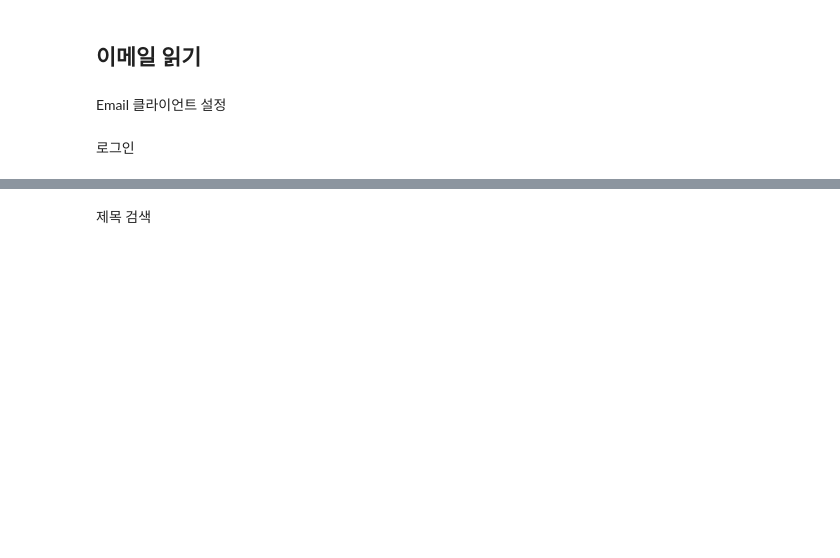
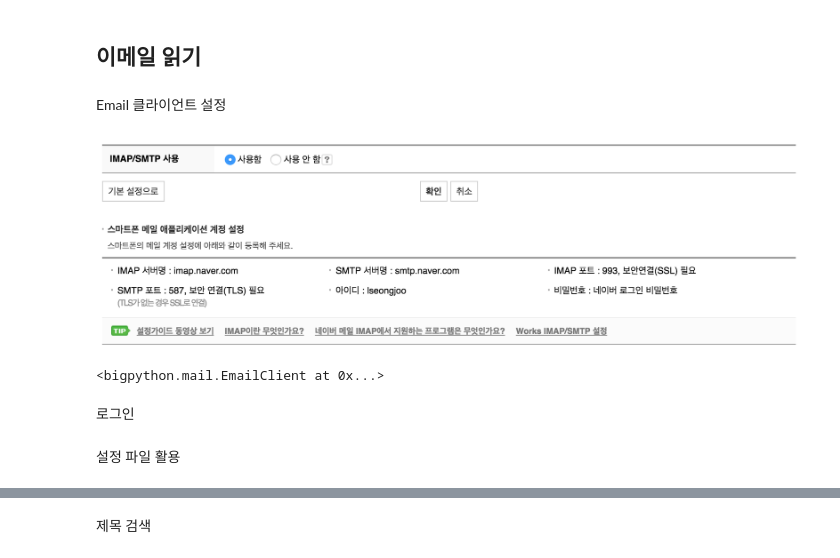
Before and after one commit to codebasic/learn-pyautomate, a Jupyter notebook: email/email.ipynb, the cells around one changed output, grey strips where cells are left out. Saved outputs shown, nothing was run; the diff lists cells and outputs as text; code cells hidden in the pictures; blank space fills up the shorter version.

```diff
--- a/email/email.ipynb
+++ b/email/email.ipynb
@@ -14,9 +6,15 @@ print(ps.stdout.decode('utf-8'))
 ## 이메일 읽기
 # %% [markdown]
 Email 클라이언트 설정
+# %%
+from IPython.display import Image
+Image('naver_imap_config.png')
+# %% [output]
+[figure, added]
 # %%
-gmail = EmailClient('imap.gmail.com', ssl=True,
-                    method={'oauth2': {'configfile': 'oauth2.cfg', 'section': 'GMAIL'}},
-                   debug=False)
+mail = EmailClient('imap.naver.com', ssl=True, debug=True)
+mail
+# %% [output]
+<bigpython.mail.EmailClient at 0x...>
 # %% [markdown]
 로그인
@@ -22,0 +23,2 @@ gmail = EmailClient('imap.gmail.com', ssl=True,
+# %% [markdown]
+설정 파일 활용
```
Also changed, not shown: parts of 20 cells of this notebook.
